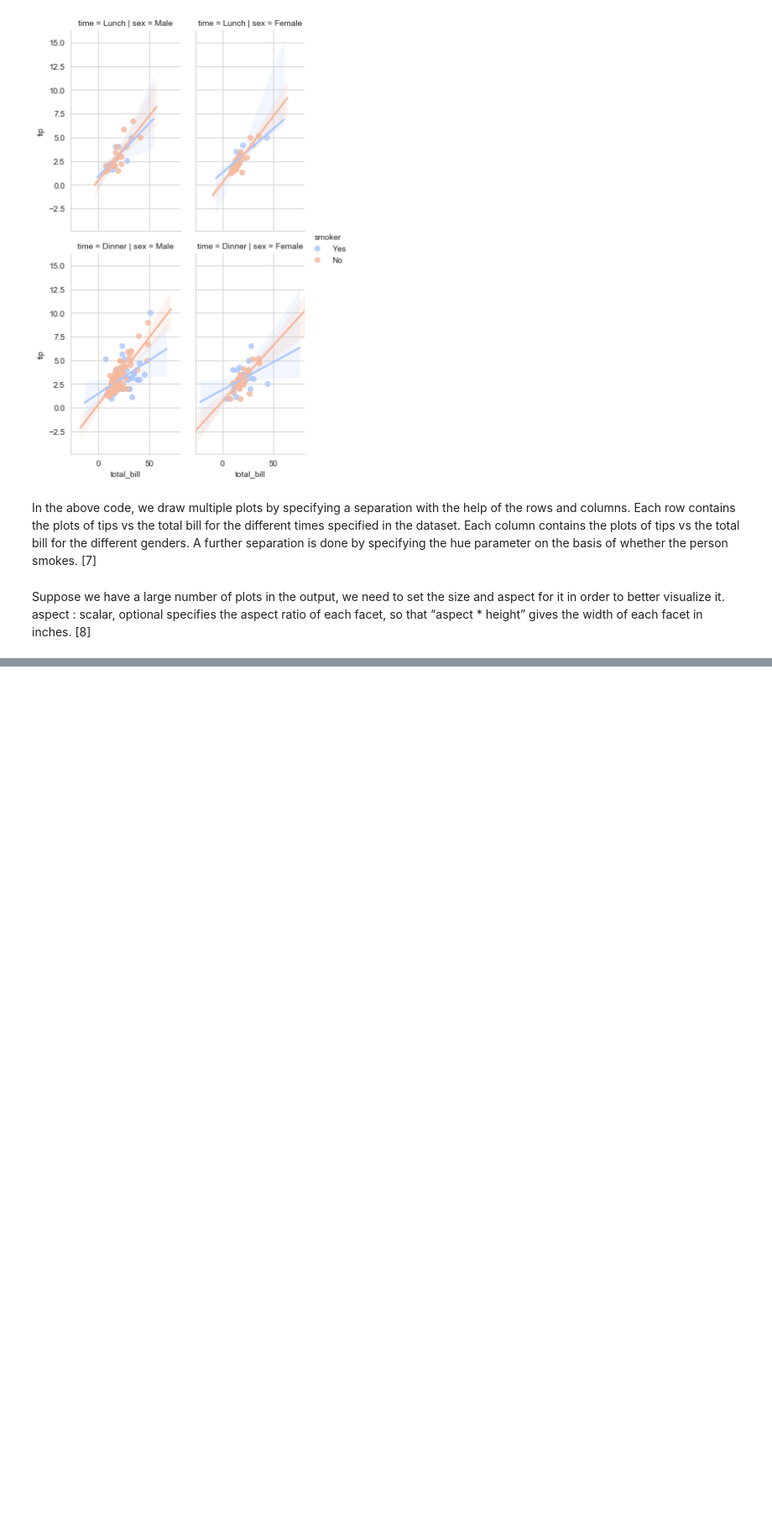
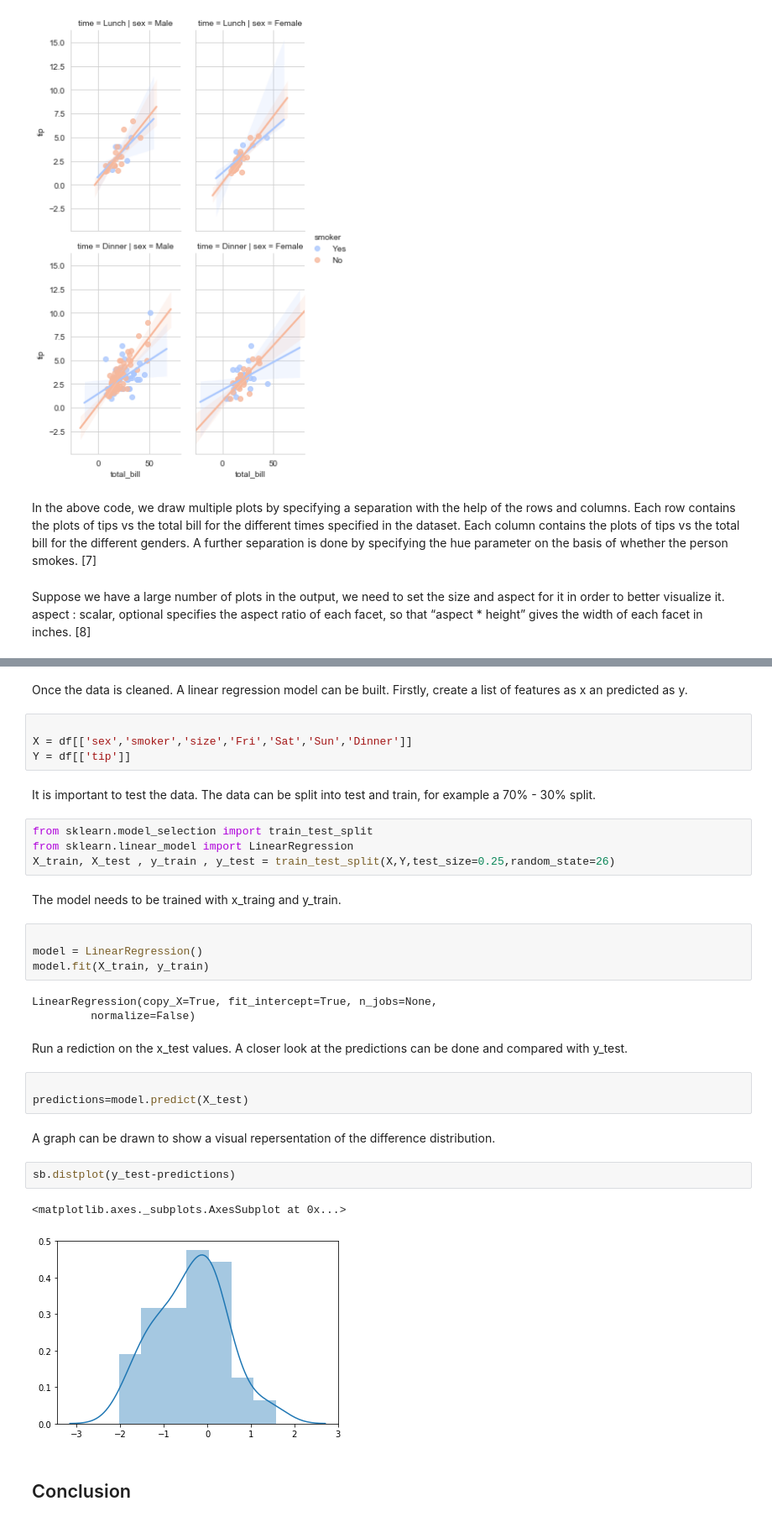
Before and after one commit to NiamhOL/Fundamentals_of_Data_Analysis_2019, a Jupyter notebook: Anaylsing the Tips Database with Seaborn.ipynb, the cells around one changed output, grey strips where cells are left out. Shown at 84% size. Drawn from its saved outputs; the diff is of its cells as text; blank space fills up the shorter version.

```diff
--- a/Anaylsing the Tips Database with Seaborn.ipynb
+++ b/Anaylsing the Tips Database with Seaborn.ipynb
@@ -316 +329,36 @@ sns.heatmap(tips.corr(),linecolor='white',linewidths=2,annot=True)
+# %% [markdown]
+Once the data is cleaned. A linear regression model can be built. Firstly, create a list of features as x an predicted as y.
+# %%
+
+X = df[['sex','smoker','size','Fri','Sat','Sun','Dinner']]
+Y = df[['tip']]
+# %% [markdown]
+It is important to test the data. The data can be split into test and train, for example a 70% - 30% split.
+# %%
+from sklearn.model_selection import train_test_split
+from sklearn.linear_model import LinearRegression
+X_train, X_test , y_train , y_test = train_test_split(X,Y,test_size=0.25,random_state=26)
+# %% [markdown]
+The model needs to be trained with x_traing and y_train.
+# %%
+
+model = LinearRegression()
+model.fit(X_train, y_train)
+# %% [output]
+LinearRegression(copy_X=True, fit_intercept=True, n_jobs=None,
+         normalize=False)
+# %% [markdown]
+Run a rediction on the x_test values. A closer look at the predictions can be done and compared with y_test.
+# %%
+
+predictions=model.predict(X_test)
+# %% [markdown]
+A graph can be drawn to show a visual repersentation of the difference distribution.
+# %%
+sb.distplot(y_test-predictions)
+# %% [output]
+<matplotlib.axes._subplots.AxesSubplot at 0x...>
+[figure, added]
+# %% [markdown]
+## Conclusion ##
 # %% [markdown]
```
Also changed, not shown: parts of 19 cells of this notebook.
